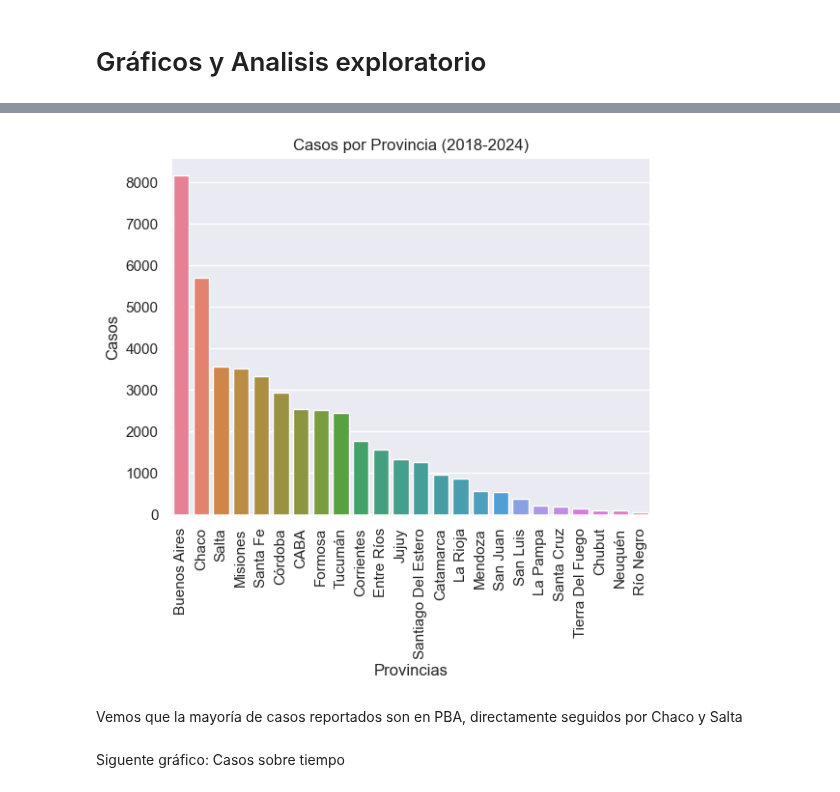
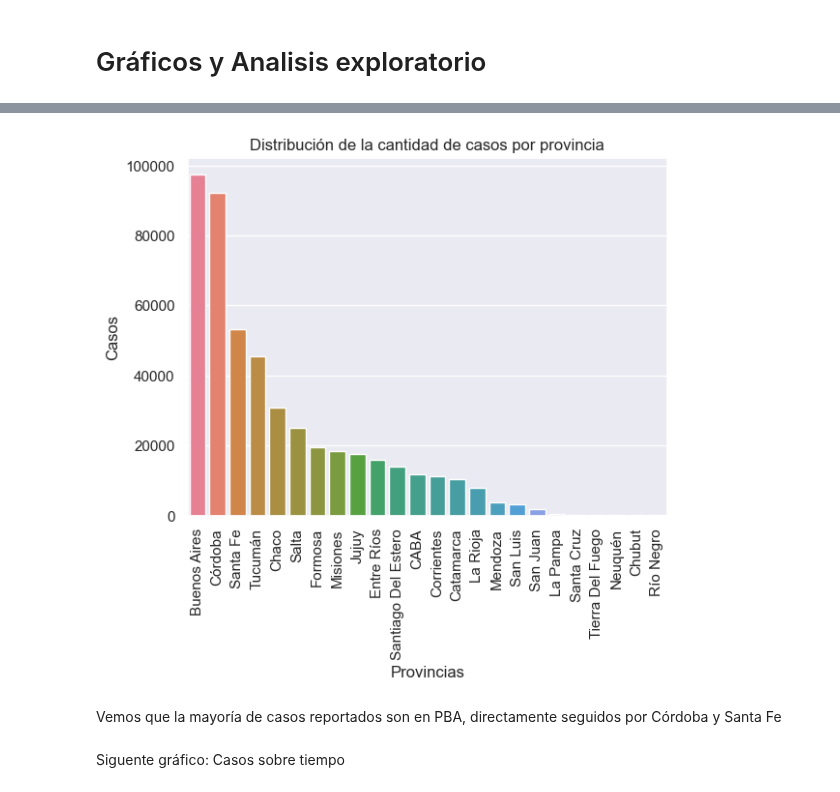
Before and after one commit to Valnir17/Dengue-y-Zika-Argentina, a Jupyter notebook: Manipulación de Tablas.ipynb, the cells around one changed output, grey strips where cells are left out. Cells and saved outputs as stored; diff of their text form; code cells hidden in the pictures.

Commit message:
correción de gráficos

```diff
--- a/Manipulación de Tablas.ipynb
+++ b/Manipulación de Tablas.ipynb
@@ -615,24 +594,20 @@ Name: count, dtype: int64
 # %%
-CantProv.columns = ['prov_id', 'count']
+casos_provincia = TablaCompleta.groupby('prov')['cantidad'].sum()
+casos_provincia = pd.DataFrame(casos_provincia)
+casos_provincia.reset_index(inplace=True)
 
-# Junto los dataframes para que se vean los nombres de las provincias en vez de los ids
-CantProv_por_prov = pd.merge(CantProv, Provincias, on='prov_id', how='left')
-CantProv_por_prov['prov'] = CantProv_por_prov['prov'].astype('category')
+paleta = sns.color_palette("husl", len(casos_provincia['prov'].unique()))
 
-paleta = sns.color_palette("husl", len(CantProv_por_prov['prov'].unique()))
-
-# Armo el gráfico con seaborn
-sns.barplot(data=CantProv_por_prov, x='prov', y='count', palette=paleta, order=CantProv_por_prov.sort_values('count', ascending=False)['prov'])
-
-plt.title('Casos por Provincia (2018-2024)')
+sns.barplot(x='prov', y='cantidad', data=casos_provincia, palette=paleta, order=casos_provincia.sort_values('cantidad', ascending=False)['prov'])
+plt.title('Distribución de la cantidad de casos por provincia')
 plt.xlabel('Provincias')
 plt.ylabel('Casos')
 plt.xticks(rotation=90)
 plt.show()
 # %% [output]
-[figure, old version]
+[figure, new version]
 # %% [markdown]
-Vemos que la mayoría de casos reportados son en PBA, directamente seguidos por Chaco y Salta
+Vemos que la mayoría de casos reportados son en PBA, directamente seguidos por Córdoba y Santa Fe
 # %% [markdown]
 Siguente gráfico: Casos sobre tiempo
 # %%
```
Also changed, not shown: parts of 3 cells of this notebook, 1 other file.
